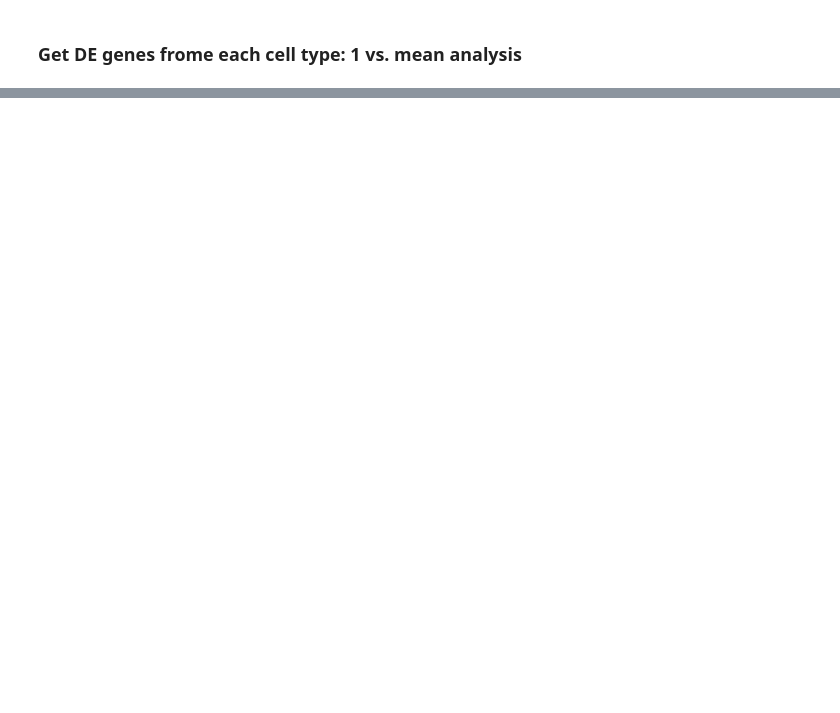
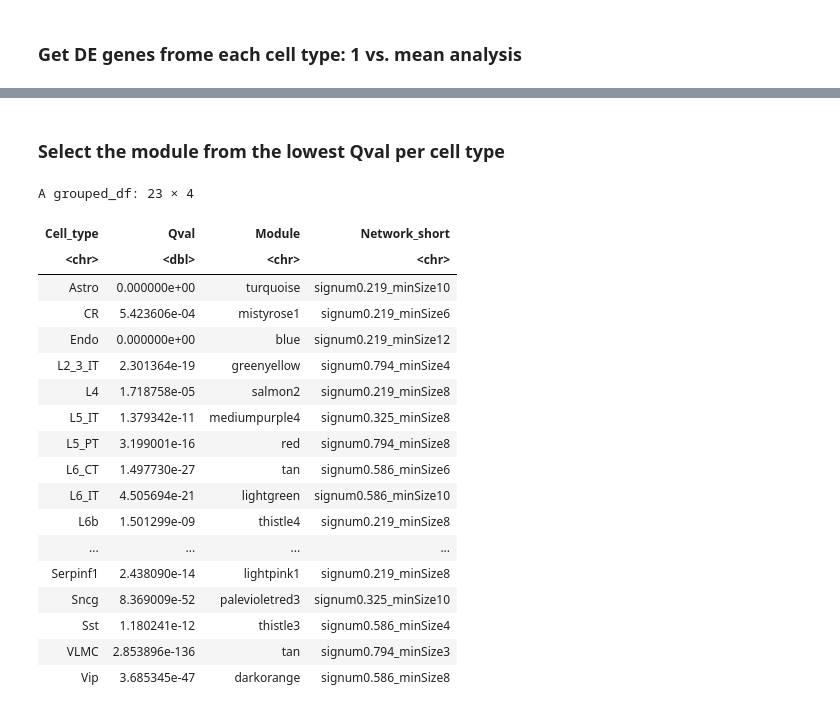
Before and after one commit to reliscu/pseudobulk_splicing_tasic_2018_mouse_ALM, a Jupyter notebook: 07_get_module_enrichments.ipynb, the cells around one changed output, grey strips where cells are left out. Saved outputs shown, nothing was run; the diff lists cells and outputs as text; code cells hidden in the pictures; blank space fills up the shorter version.

```diff
--- a/07_get_module_enrichments.ipynb
+++ b/07_get_module_enrichments.ipynb
@@ -254,0 +349,36 @@ A grouped_df: 22 × 5
+# %% [markdown]
+### Select the module from the lowest Qval per cell type
+# %%
+# Select the module from the lowest Qval per cell type
+
+pooled_top_mods_df$DE_Test <- "Pooled"
+pairwise_top_mods_df$DE_Test <- "Pairwise"
+mean_top_mods_df$DE_Test <- "Mean"
+
+all_top_mods_df <- rbind(pooled_top_mods_df, pairwise_top_mods_df, mean_top_mods_df)
+# %%
+top_qval_mods_df <- all_top_mods_df %>%
+    group_by(Cell_type) %>%
+    slice_min(Qval)
+
+top_qval_mods_df[,cols]
+# %% [output]
+A grouped_df: 23 × 4
+| Cell_type | Qval | Module | Network_short |
+| <chr> | <dbl> | <chr> | <chr> |
+| Astro | 0.000000e+00 | turquoise | signum0.219_minSize10 |
+| CR | 5.423606e-04 | mistyrose1 | signum0.219_minSize6 |
+| Endo | 0.000000e+00 | blue | signum0.219_minSize12 |
+| L2_3_IT | 2.301364e-19 | greenyellow | signum0.794_minSize4 |
+| L4 | 1.718758e-05 | salmon2 | signum0.219_minSize8 |
+| L5_IT | 1.379342e-11 | mediumpurple4 | signum0.325_minSize8 |
+| L5_PT | 3.199001e-16 | red | signum0.794_minSize8 |
+| L6_CT | 1.497730e-27 | tan | signum0.586_minSize6 |
+| L6_IT | 4.505694e-21 | lightgreen | signum0.586_minSize10 |
+| L6b | 1.501299e-09 | thistle4 | signum0.219_minSize8 |
+| ... | ... | ... | ... |
+| Serpinf1 | 2.438090e-14 | lightpink1 | signum0.219_minSize8 |
+| Sncg | 8.369009e-52 | palevioletred3 | signum0.325_minSize10 |
+| Sst | 1.180241e-12 | thistle3 | signum0.586_minSize4 |
+| VLMC | 2.853896e-136 | tan | signum0.794_minSize3 |
+| Vip | 3.685345e-47 | darkorange | signum0.586_minSize8 |
```
Also changed, not shown: parts of 31 cells of this notebook, 2 other files.
